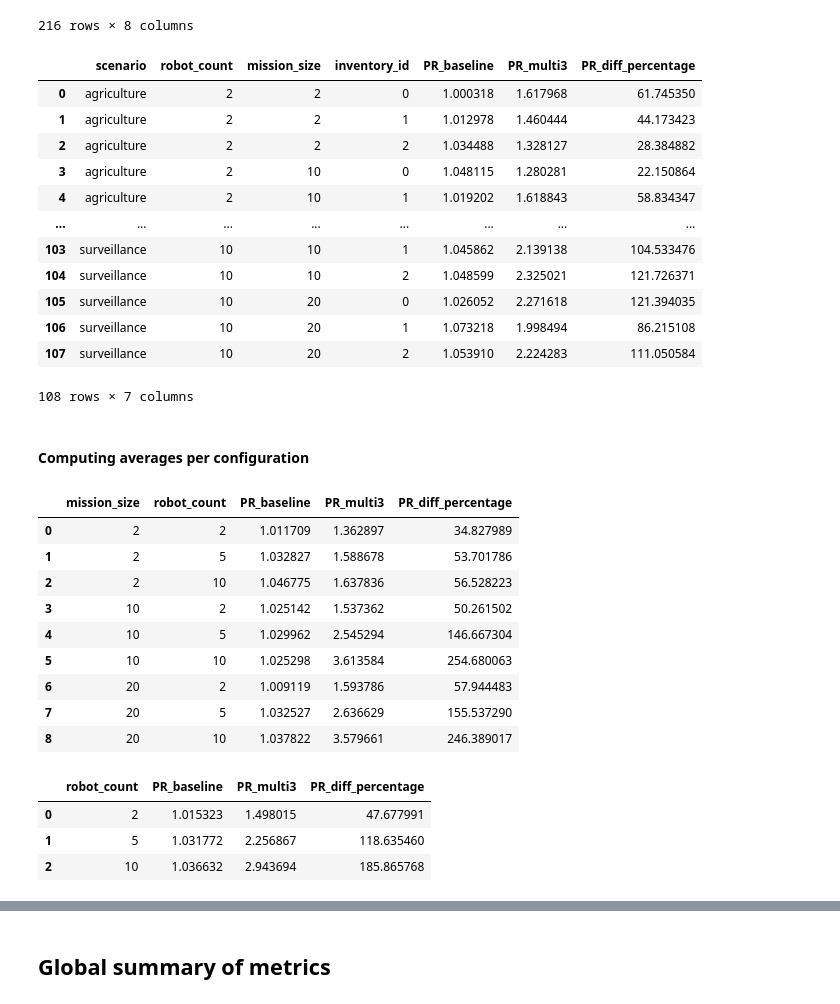
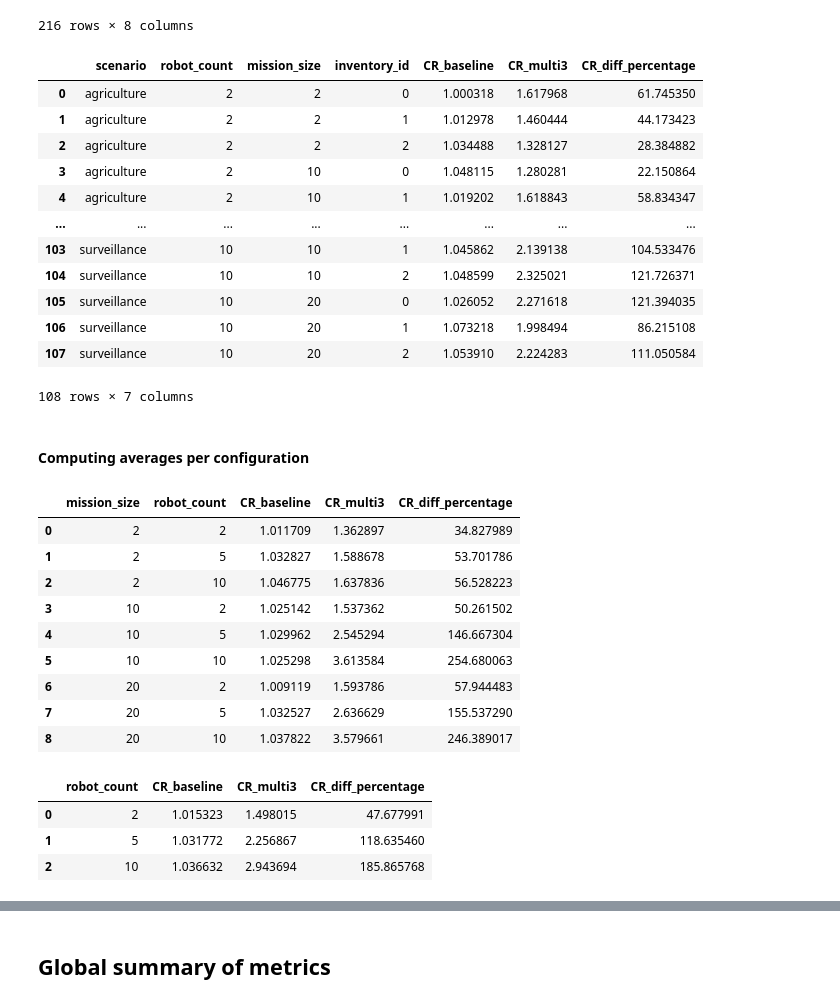
Before and after one commit to tonypg39/multi3_real, a Jupyter notebook: analysis/analysis.ipynb, the cells around one changed output, grey strips where cells are left out. Cells and saved outputs as stored; diff of their text form; code cells hidden in the pictures.

```diff
--- a/analysis/analysis.ipynb
+++ b/analysis/analysis.ipynb
@@ -1223,26 +1220,26 @@ multi_box_plot(parallelism_ratio_df, "../output/images/pr_by_robot_count_box.pdf
 # %%
 group_cols = ["scenario", "robot_count", "mission_size", "inventory_id"]
 
-df_parallelism_baseline = parallelism_ratio_df[parallelism_ratio_df["mode"].isin(["bl0", "bl1", "bl2"])]
+df_concurrency_baseline = concurrency_ratio_df[concurrency_ratio_df["mode"].isin(["bl0", "bl1", "bl2"])]
 
-df_parallelism_baseline_avg = (
-    df_parallelism_baseline
+df_concurrency_baseline_avg = (
+    df_concurrency_baseline
     .groupby(group_cols, as_index=False)
     .agg({
         "mission_duration": "mean",
         "total_active_time": "mean",
-        "PR": "mean"
+        "CR": "mean"
     })
 )
 
-df_parallelism_baseline_avg["mode"] = "baseline"
+df_concurrency_baseline_avg["mode"] = "baseline"
 
-df_parallelism_multi3 = parallelism_ratio_df[parallelism_ratio_df["mode"] == "multi3"].copy()
+df_concurrency_multi3 = concurrency_ratio_df[concurrency_ratio_df["mode"] == "multi3"].copy()
 
-df_parallelism_grouped = pd.concat([df_parallelism_baseline_avg, df_parallelism_multi3], ignore_index=True)
+df_concurrency_grouped = pd.concat([df_concurrency_baseline_avg, df_concurrency_multi3], ignore_index=True)
 
-df_parallelism_grouped = df_parallelism_grouped[group_cols + ["mode", "mission_duration", "total_active_time", "PR"]]
-df_parallelism_grouped
+df_concurrency_grouped = df_concurrency_grouped[group_cols + ["mode", "mission_duration", "total_active_time", "CR"]]
+df_concurrency_grouped
 # %% [output]
 |  | scenario | robot_count | mission_size | inventory_id | mode | mission_duration | total_active_time | ... |
 | 0 | agriculture | 2 | 2 | 0 | baseline | 111.004905 | 111.033373 | ... |
@@ -1258,36 +1255,36 @@ df_parallelism_grouped
 | 215 | cleaning | 2 | 2 | 1 | multi3 | 78.010538 | 123.002455 | ... |
 216 rows × 8 columns
 # %%
-pivot_parallelism_df = df_parallelism_grouped.pivot_table(
+pivot_concurrency_df = df_concurrency_grouped.pivot_table(
     index=["scenario", "robot_count", "mission_size", "inventory_id"],
     columns="mode",
-    values=["PR"]
+    values=["CR"]
 )
 
-pivot_parallelism_df.columns = [f"{metric}_{mode}" for metric, mode in pivot_parallelism_df.columns]
+pivot_concurrency_df.columns = [f"{metric}_{mode}" for metric, mode in pivot_concurrency_df.columns]
 
-pivot_parallelism_df = pivot_parallelism_df.reset_index()
+pivot_concurrency_df = pivot_concurrency_df.reset_index()
 
-pivot_parallelism_df["PR_diff_percentage"] = (
-    (pivot_parallelism_df["PR_multi3"] - pivot_parallelism_df["PR_baseline"])
-    / pivot_parallelism_df["PR_baseline"]
+pivot_concurrency_df["CR_diff_percentage"] = (
+    (pivot_concurrency_df["CR_multi3"] - pivot_concurrency_df["CR_baseline"])
+    / pivot_concurrency_df["CR_baseline"]
 ) * 100
 
 ordered_cols = [
     "scenario",
     "robot_count",
     "mission_size",
     "inventory_id",
-    "PR_baseline",
-    "PR_multi3",
-    "PR_diff_percentage"
+    "CR_baseline",
+    "CR_multi3",
+    "CR_diff_percentage"
 ]
 
-pivot_parallelism_df = pivot_parallelism_df[ordered_cols]
+pivot_concurrency_df = pivot_concurrency_df[ordered_cols]
 
-pivot_parallelism_df
+pivot_concurrency_df
 # %% [output]
-|  | scenario | robot_count | mission_size | inventory_id | PR_baseline | PR_multi3 | PR_diff_percentage |
+|  | scenario | robot_count | mission_size | inventory_id | CR_baseline | CR_multi3 | CR_diff_percentage |
 | 0 | agriculture | 2 | 2 | 0 | 1.000318 | 1.617968 | 61.745350 |
 | 1 | agriculture | 2 | 2 | 1 | 1.012978 | 1.460444 | 44.173423 |
 | 2 | agriculture | 2 | 2 | 2 | 1.034488 | 1.328127 | 28.384882 |
@@ -1303,21 +1300,21 @@ pivot_parallelism_df
 # %% [markdown]
 #### Computing averages per configuration
 # %%
-parallelism_average_df = (
-    pivot_parallelism_df.groupby(["mission_size", "robot_count"])
+concurrency_average_df = (
+    pivot_concurrency_df.groupby(["mission_size", "robot_count"])
       .agg({
-          "PR_baseline": "mean",
-          "PR_multi3": "mean",
-          "PR_diff_percentage": "mean"
+          "CR_baseline": "mean",
+          "CR_multi3": "mean",
+          "CR_diff_percentage": "mean"
       })
     .reset_index()
 )
 
-parallelism_average_df.columns = ["mission_size", "robot_count", "PR_baseline", "PR_multi3", "PR_diff_percentage"]
+concurrency_average_df.columns = ["mission_size", "robot_count", "CR_baseline", "CR_multi3", "CR_diff_percentage"]
 
-parallelism_average_df
+concurrency_average_df
 # %% [output]
-|  | mission_size | robot_count | PR_baseline | PR_multi3 | PR_diff_percentage |
+|  | mission_size | robot_count | CR_baseline | CR_multi3 | CR_diff_percentage |
 | 0 | 2 | 2 | 1.011709 | 1.362897 | 34.827989 |
 | 1 | 2 | 5 | 1.032827 | 1.588678 | 53.701786 |
 | 2 | 2 | 10 | 1.046775 | 1.637836 | 56.528223 |
@@ -1328,21 +1325,21 @@ parallelism_average_df
 | 7 | 20 | 5 | 1.032527 | 2.636629 | 155.537290 |
 | 8 | 20 | 10 | 1.037822 | 3.579661 | 246.389017 |
 # %%
-parallelism_average_df = (
-    pivot_parallelism_df.groupby(["robot_count"])
+concurrency_average_df = (
+    pivot_concurrency_df.groupby(["robot_count"])
       .agg({
-          "PR_baseline": "mean",
-          "PR_multi3": "mean",
-          "PR_diff_percentage": "mean"
+          "CR_baseline": "mean",
+          "CR_multi3": "mean",
+          "CR_diff_percentage": "mean"
       })
     .reset_index()
 )
 
-parallelism_average_df.columns = ["robot_count", "PR_baseline", "PR_multi3", "PR_diff_percentage"]
+concurrency_average_df.columns = ["robot_count", "CR_baseline", "CR_multi3", "CR_diff_percentage"]
 
-parallelism_average_df
+concurrency_average_df
 # %% [output]
-|  | robot_count | PR_baseline | PR_multi3 | PR_diff_percentage |
+|  | robot_count | CR_baseline | CR_multi3 | CR_diff_percentage |
 | 0 | 2 | 1.015323 | 1.498015 | 47.677991 |
 | 1 | 5 | 1.031772 | 2.256867 | 118.635460 |
 | 2 | 10 | 1.036632 | 2.943694 | 185.865768 |
```
Also changed, not shown: parts of 9 cells of this notebook, 27 other files.
